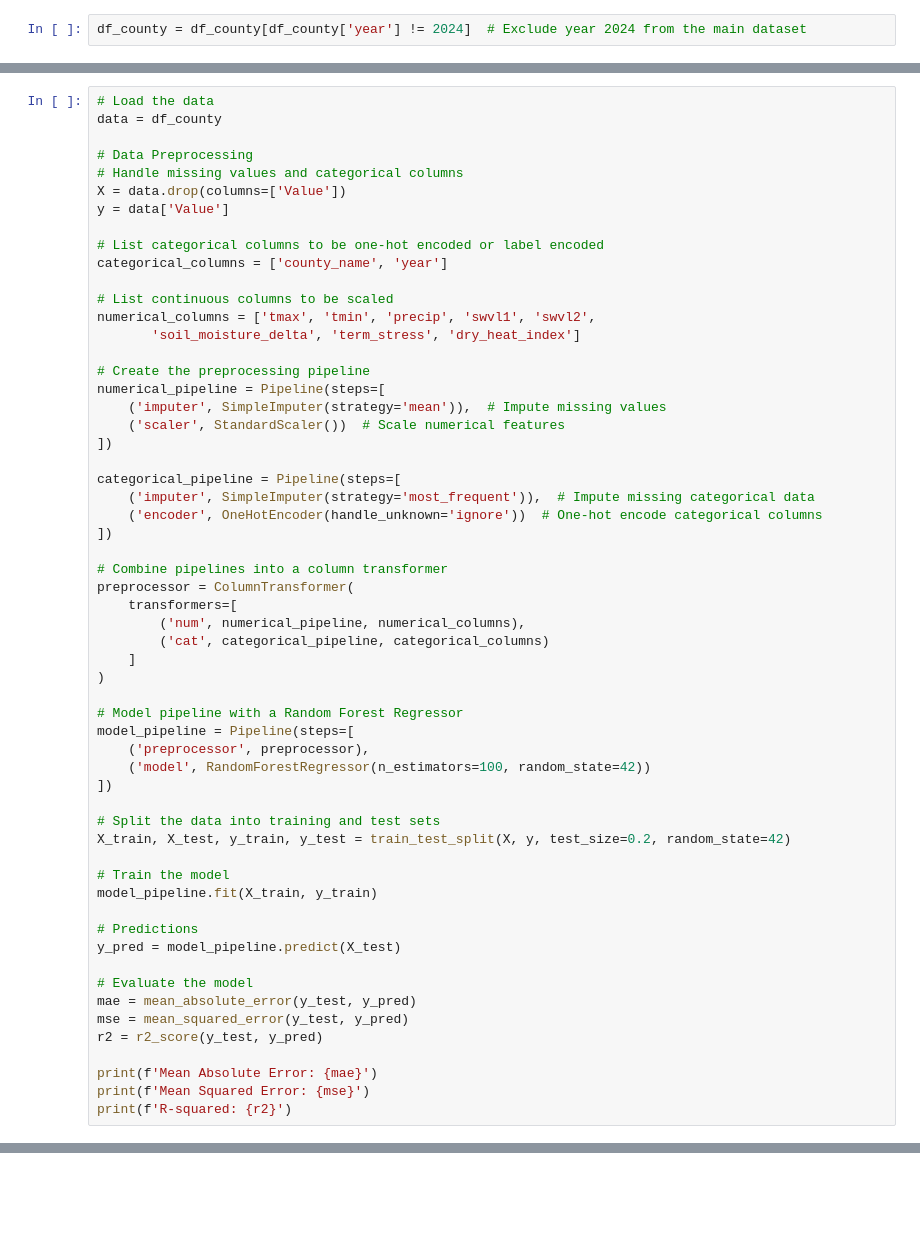
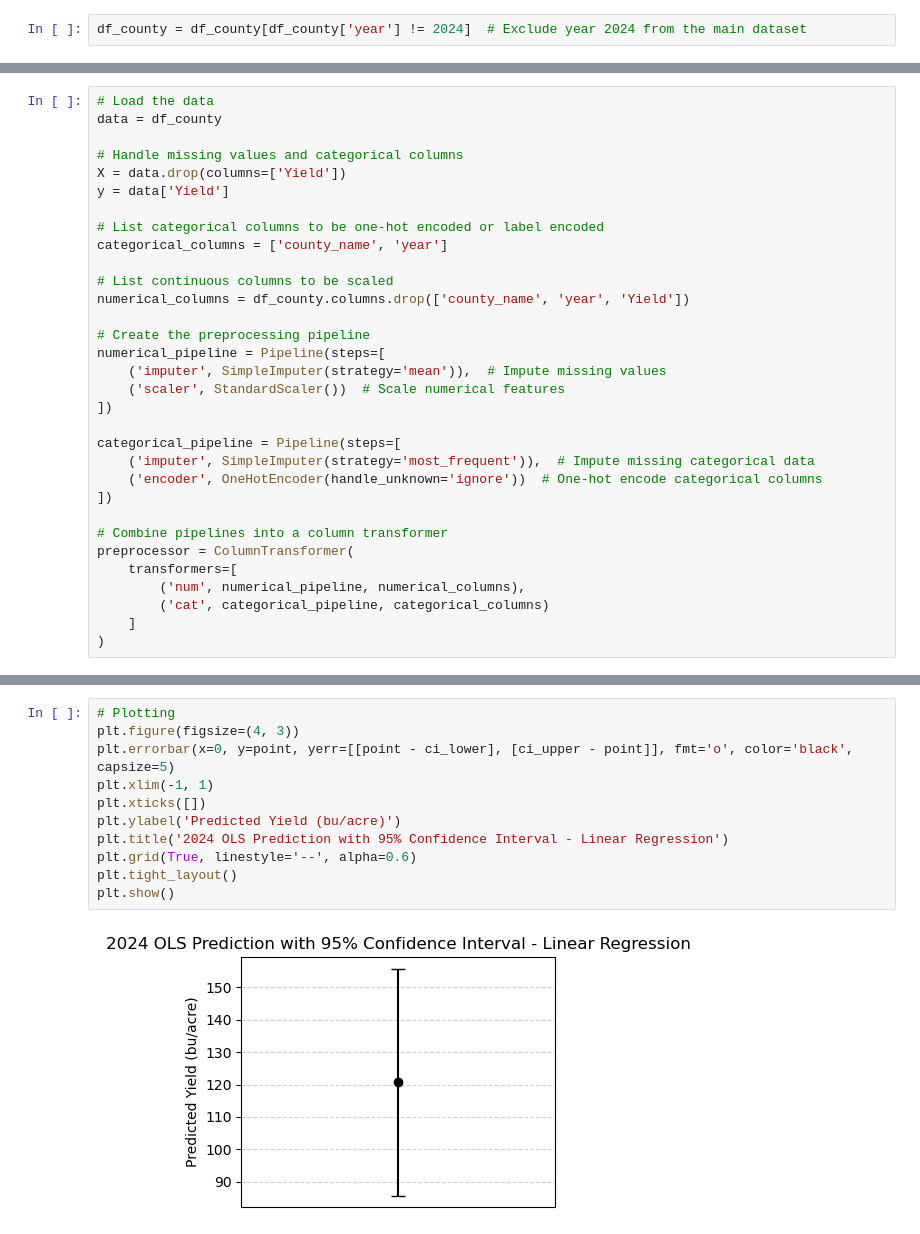
Before and after one commit to AntonioDonnangelo/Predicting-2024-US-Corn-Yield, a Jupyter notebook: Predicting_2024_US_Corn_Yield.ipynb, the cells around one changed output, grey strips where cells are left out. Drawn from its saved outputs; the diff is of its cells as text; blank space fills up the shorter version.

Commit message:
Adding graphs for ML methods

```diff
--- a/Predicting_2024_US_Corn_Yield.ipynb
+++ b/Predicting_2024_US_Corn_Yield.ipynb
@@ -898,17 +906,15 @@ df_county = df_county[df_county['year'] != 2024]  # Exclude year 2024 from the m
 # Load the data
 data = df_county
 
-# Data Preprocessing
 # Handle missing values and categorical columns
-X = data.drop(columns=['Value'])
-y = data['Value']
+X = data.drop(columns=['Yield'])
+y = data['Yield']
 
 # List categorical columns to be one-hot encoded or label encoded
 categorical_columns = ['county_name', 'year']
 
 # List continuous columns to be scaled
-numerical_columns = ['tmax', 'tmin', 'precip', 'swvl1', 'swvl2',
-       'soil_moisture_delta', 'term_stress', 'dry_heat_index']
+numerical_columns = df_county.columns.drop(['county_name', 'year', 'Yield'])
 
 # Create the preprocessing pipeline
 numerical_pipeline = Pipeline(steps=[
@@ -928,27 +934,3 @@ preprocessor = ColumnTransformer(
         ('cat', categorical_pipeline, categorical_columns)
     ]
 )
-
-# Model pipeline with a Random Forest Regressor
-model_pipeline = Pipeline(steps=[
-    ('preprocessor', preprocessor),
-    ('model', RandomForestRegressor(n_estimators=100, random_state=42))
-])
-
-# Split the data into training and test sets
-X_train, X_test, y_train, y_test = train_test_split(X, y, test_size=0.2, random_state=42)
-
-# Train the model
-model_pipeline.fit(X_train, y_train)
-
-# Predictions
-y_pred = model_pipeline.predict(X_test)
-
-# Evaluate the model
-mae = mean_absolute_error(y_test, y_pred)
-mse = mean_squared_error(y_test, y_pred)
-r2 = r2_score(y_test, y_pred)
-
-print(f'Mean Absolute Error: {mae}')
-print(f'Mean Squared Error: {mse}')
-print(f'R-squared: {r2}')
@@ -981,0 +1036,13 @@ year_2024['precip_sum_3yr'] = year_2024['precip'].rolling(window=3).mean()
+# %%
+# Plotting
+plt.figure(figsize=(4, 3))
+plt.errorbar(x=0, y=point, yerr=[[point - ci_lower], [ci_upper - point]], fmt='o', color='black', capsize=5)
+plt.xlim(-1, 1)
+plt.xticks([])
+plt.ylabel('Predicted Yield (bu/acre)')
+plt.title('2024 OLS Prediction with 95% Confidence Interval - Linear Regression')
+plt.grid(True, linestyle='--', alpha=0.6)
+plt.tight_layout()
+plt.show()
+# %% [output]
+[figure, added]
```
Also changed, not shown: parts of 28 cells of this notebook.
